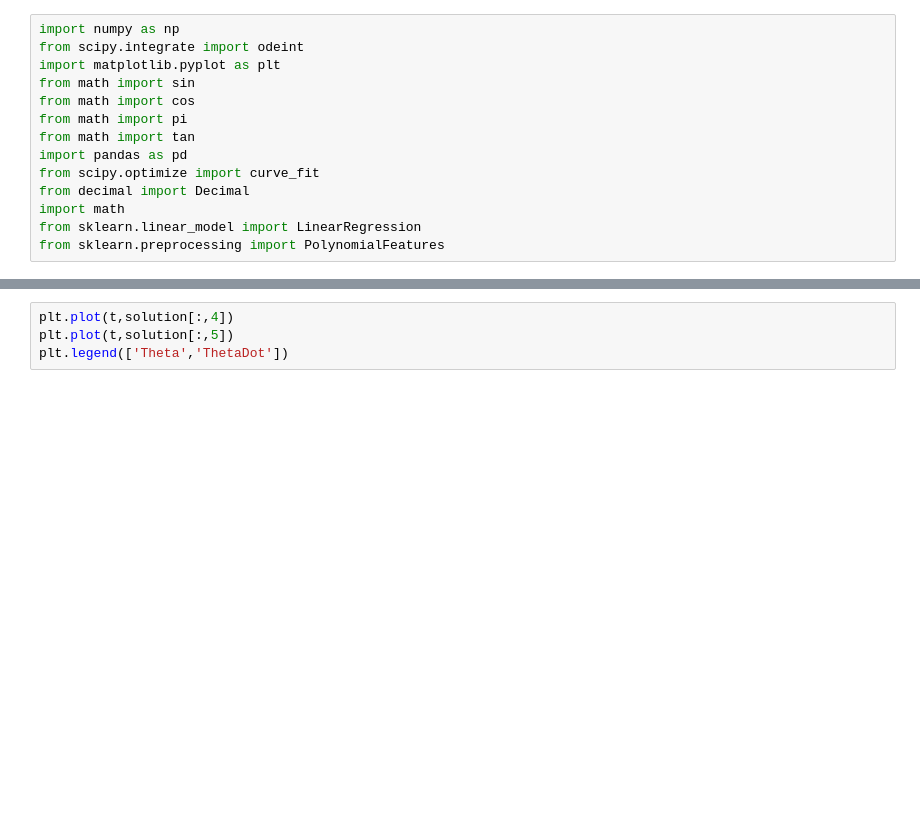
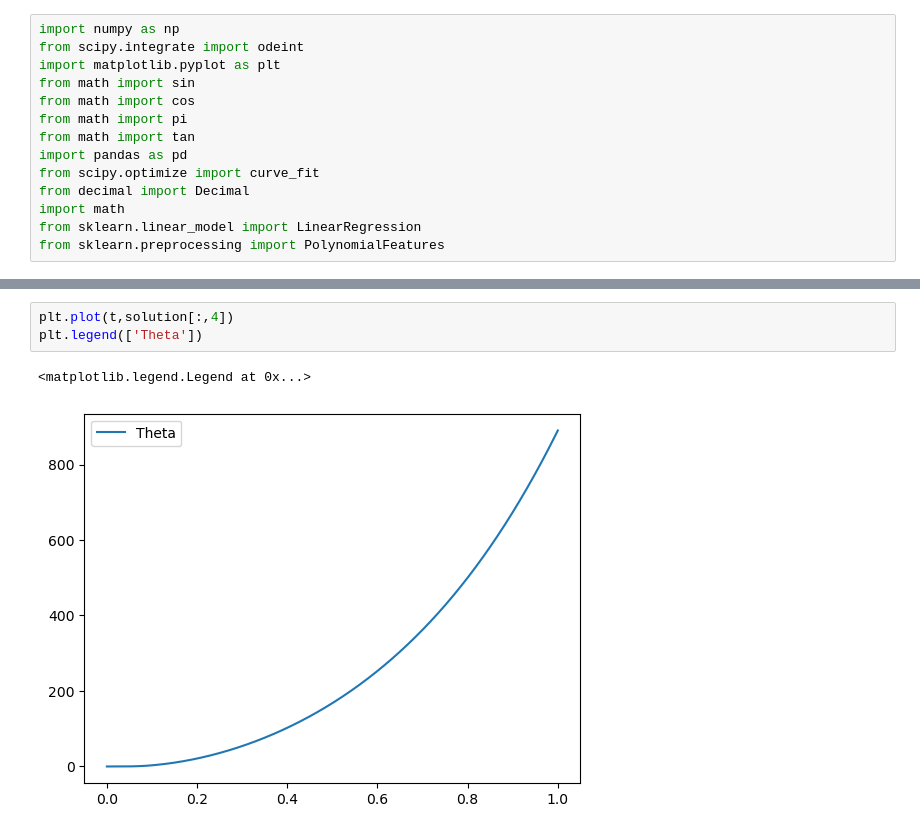
Before and after one commit to BamtolYy/rocket, a Jupyter notebook: simulation/2DRocketSim.ipynb, the cells around one changed output, grey strips where cells are left out. Saved outputs shown, nothing was run; the diff lists cells and outputs as text; blank space fills up the shorter version.

```diff
--- a/simulation/2DRocketSim.ipynb
+++ b/simulation/2DRocketSim.ipynb
@@ -331,4 +293,6 @@ plt.legend(['Vy'])
 # %%
 plt.plot(t,solution[:,4])
-plt.plot(t,solution[:,5])
-plt.legend(['Theta','ThetaDot'])
+plt.legend(['Theta'])
+# %% [output]
+<matplotlib.legend.Legend at 0x...>
+[figure, added]
```
Also changed, not shown: parts of 16 cells of this notebook.
